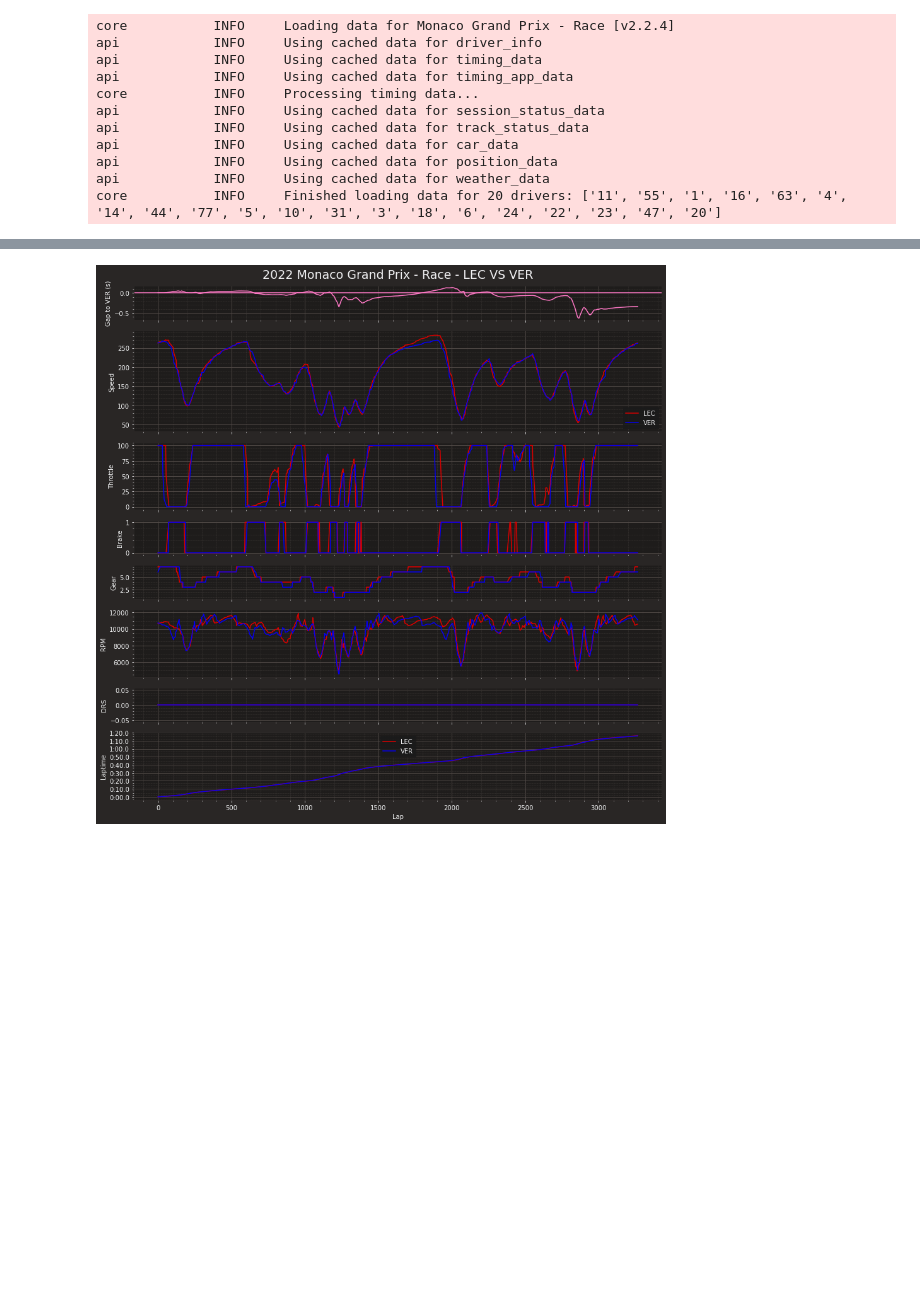
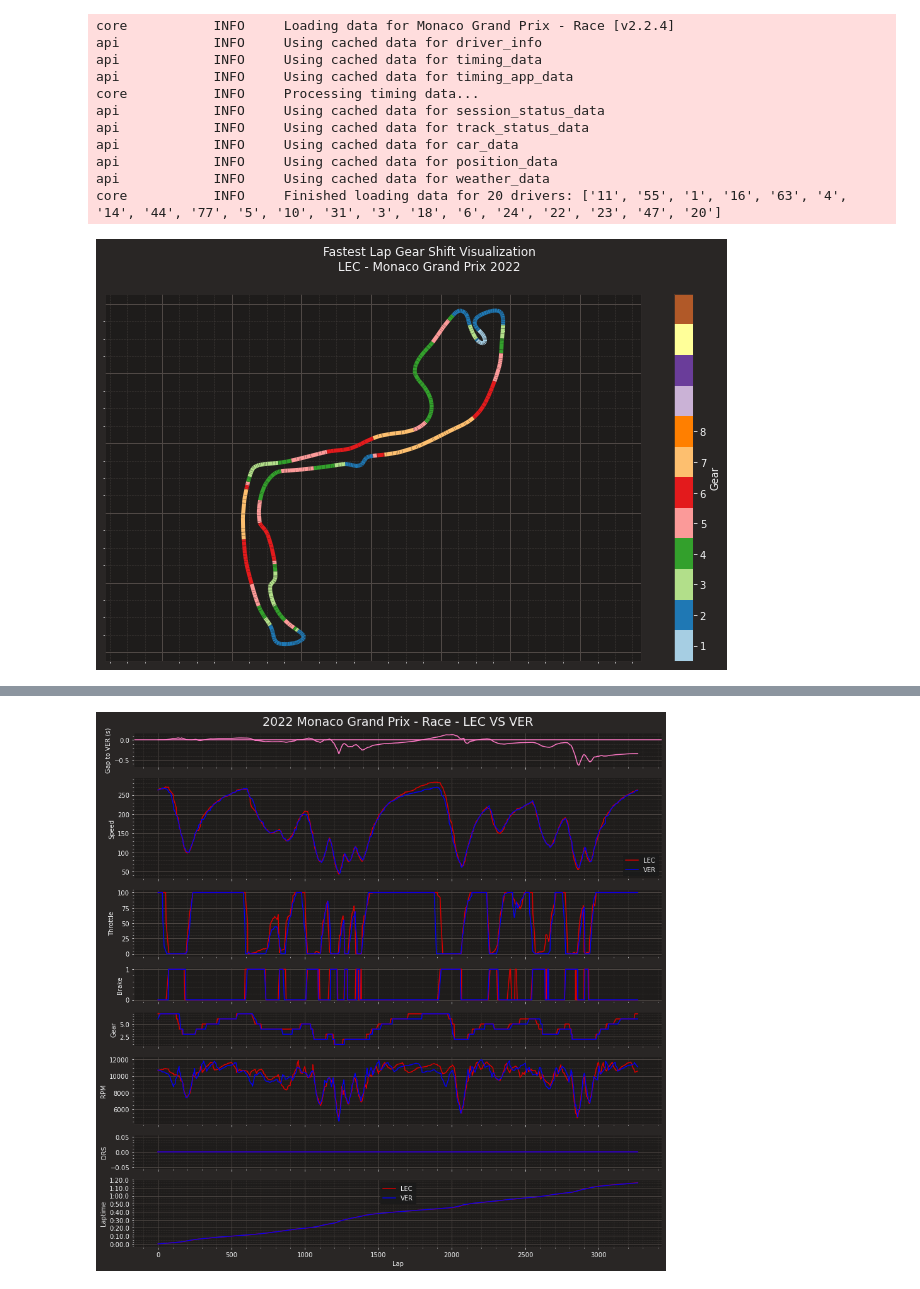
Before and after one commit to CamStevens15/F1_2022_race_analytics, a Jupyter notebook: Code_Analysis/Test.ipynb, the cells around one changed output, grey strips where cells are left out. Saved outputs shown, nothing was run; the diff lists cells and outputs as text; code cells hidden in the pictures; blank space fills up the shorter version.

```diff
--- a/Code_Analysis/Test.ipynb
+++ b/Code_Analysis/Test.ipynb
@@ -32,4 +36,8 @@ api            INFO     Using cached data for car_data
 api            INFO     Using cached data for position_data
 api            INFO     Using cached data for weather_data
 core           INFO     Finished loading data for 20 drivers: ['11', '55', '1', '16', '63', '4', '14', '44', '77', '5', '10', '31', '3', '18', '6', '24', '22', '23', '47', '20']
+# %%
+driver_gear_changes("LEC",session_monaco)
+# %% [output]
+[figure, added]
 # %%
```
Also changed, not shown: parts of 9 cells of this notebook, 2 other files.
